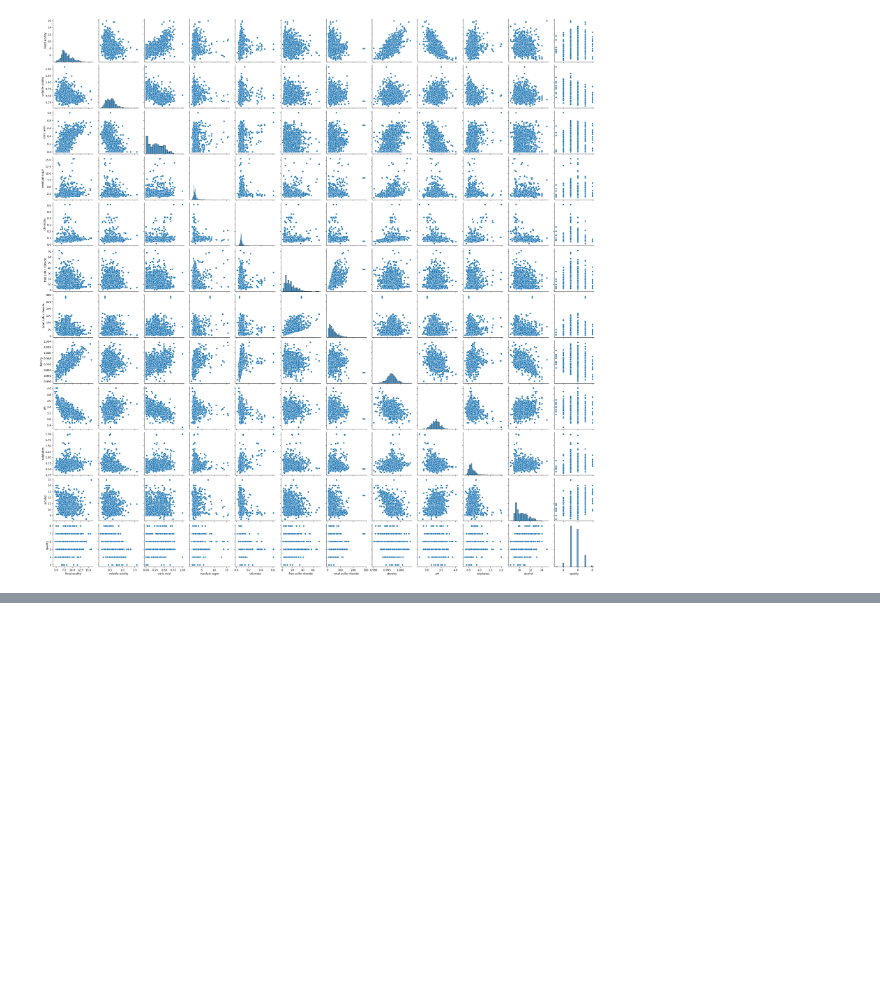
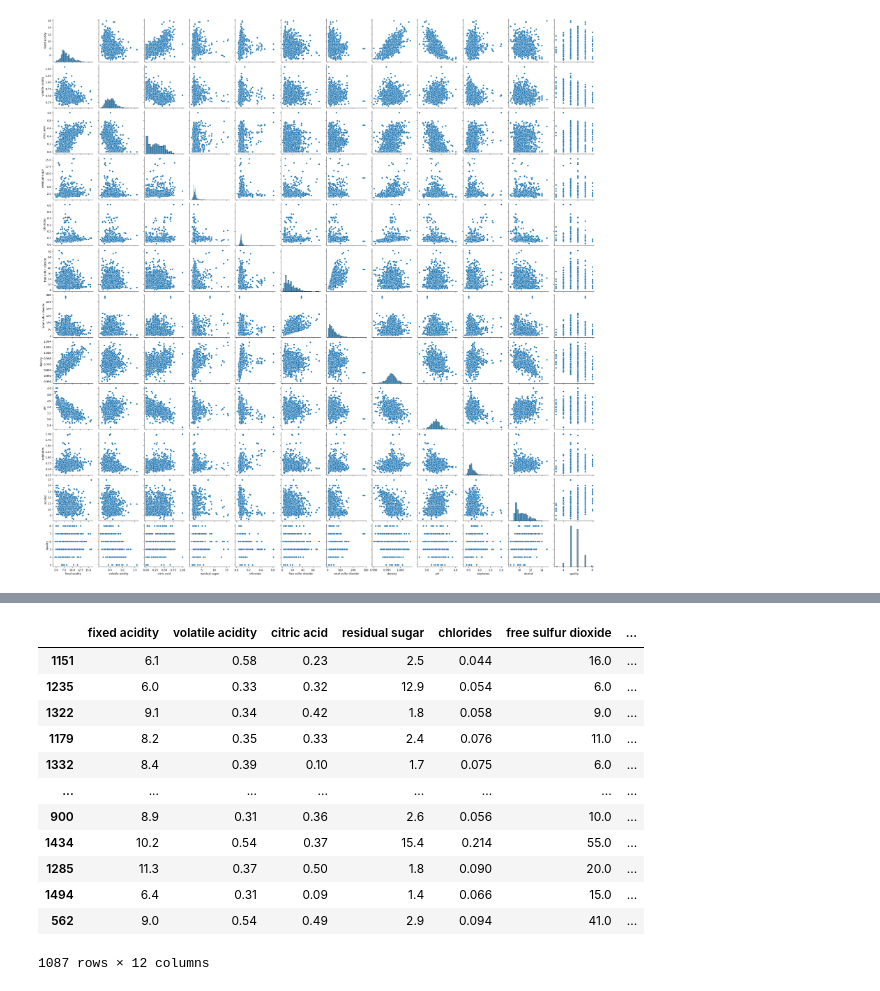
Before and after one commit to JGIOVANNIE/Cancer_reg_lineal, a Jupyter notebook: red-wine-quality.ipynb, the cells around one changed output, grey strips where cells are left out. Cells and saved outputs as stored; diff of their text form; code cells hidden in the pictures; blank space fills up the shorter version.

```diff
--- a/red-wine-quality.ipynb
+++ b/red-wine-quality.ipynb
@@ -174,0 +217,22 @@ plt.show()
+# %%
+df_test = df.copy()
+df_test = df_test.sample(frac=0.8)
+df_test.drop(columns='quality',inplace=True)
+df_test
+# %%
+df_test['quality_pred'] = model.predict(df_test)
+pd.DataFrame(df_test)
+# %% [output]
+|  | fixed acidity | volatile acidity | citric acid | residual sugar | chlorides | free sulfur dioxide | ... |
+| 1151 | 6.1 | 0.58 | 0.23 | 2.5 | 0.044 | 16.0 | ... |
+| 1235 | 6.0 | 0.33 | 0.32 | 12.9 | 0.054 | 6.0 | ... |
+| 1322 | 9.1 | 0.34 | 0.42 | 1.8 | 0.058 | 9.0 | ... |
+| 1179 | 8.2 | 0.35 | 0.33 | 2.4 | 0.076 | 11.0 | ... |
+| 1332 | 8.4 | 0.39 | 0.10 | 1.7 | 0.075 | 6.0 | ... |
+| ... | ... | ... | ... | ... | ... | ... | ... |
+| 900 | 8.9 | 0.31 | 0.36 | 2.6 | 0.056 | 10.0 | ... |
+| 1434 | 10.2 | 0.54 | 0.37 | 15.4 | 0.214 | 55.0 | ... |
+| 1285 | 11.3 | 0.37 | 0.50 | 1.8 | 0.090 | 20.0 | ... |
+| 1494 | 6.4 | 0.31 | 0.09 | 1.4 | 0.066 | 15.0 | ... |
+| 562 | 9.0 | 0.54 | 0.49 | 2.9 | 0.094 | 41.0 | ... |
+1087 rows × 12 columns
```
Also changed, not shown: parts of 23 cells of this notebook.
